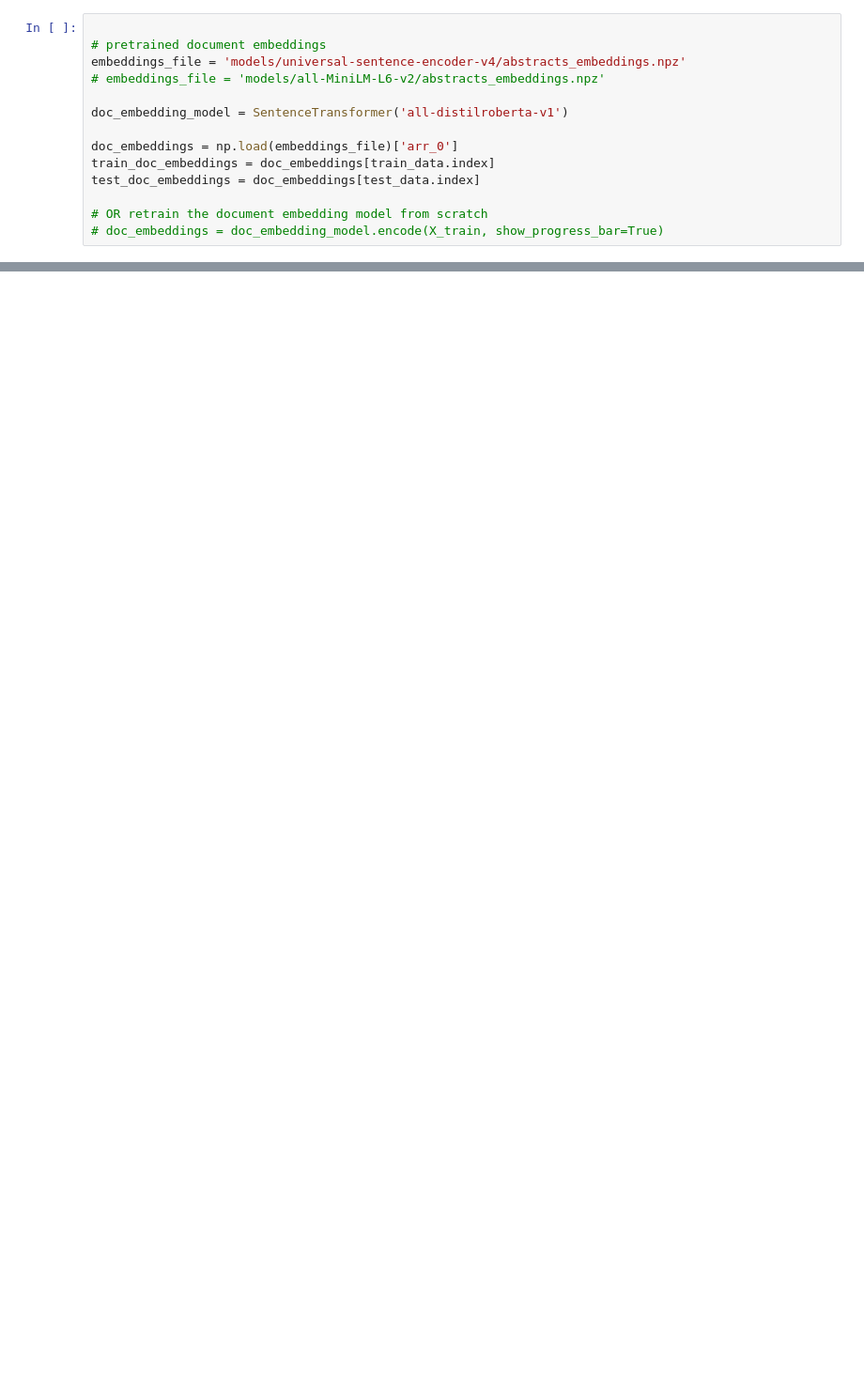
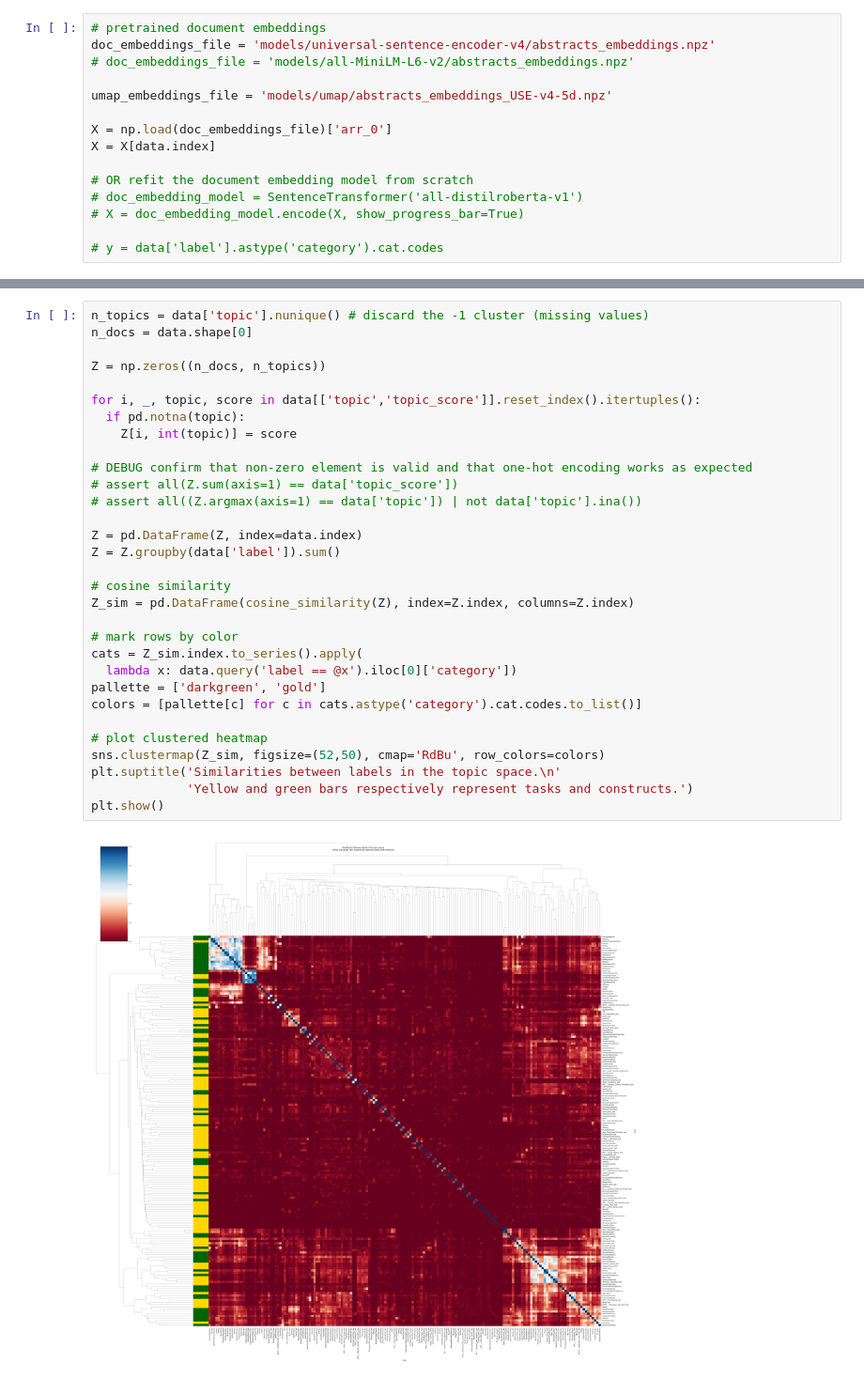
Before and after one commit to morteza/CogText, a Jupyter notebook: notebooks/4-1 SingleTopic Embeddings.ipynb, the cells around one changed output, grey strips where cells are left out. Shown: that part at 94% size. Cells and saved outputs as stored; diff of their text form; blank space fills up the shorter version.

Commit message:
finally scale the embedding analysis to the whole dataset
Former-commit-id: 437254ebbdac5a9dba08b18f42e8286711c8b7f6

```diff
--- a/notebooks/4-1 SingleTopic Embeddings.ipynb
+++ b/notebooks/4-1 SingleTopic Embeddings.ipynb
@@ -63,14 +67,15 @@ y_test = test_data['label'].astype('category').cat.codes
 # %%
+# pretrained document embeddings
+doc_embeddings_file = 'models/universal-sentence-encoder-v4/abstracts_embeddings.npz'
+# doc_embeddings_file = 'models/all-MiniLM-L6-v2/abstracts_embeddings.npz'
 
-# pretrained document embeddings
-embeddings_file = 'models/universal-sentence-encoder-v4/abstracts_embeddings.npz'
-# embeddings_file = 'models/all-MiniLM-L6-v2/abstracts_embeddings.npz'
+umap_embeddings_file = 'models/umap/abstracts_embeddings_USE-v4-5d.npz'
 
-doc_embedding_model = SentenceTransformer('all-distilroberta-v1')
+X = np.load(doc_embeddings_file)['arr_0']
+X = X[data.index]
 
-doc_embeddings = np.load(embeddings_file)['arr_0']
-train_doc_embeddings = doc_embeddings[train_data.index]
-test_doc_embeddings = doc_embeddings[test_data.index]
+# OR refit the document embedding model from scratch
+# doc_embedding_model = SentenceTransformer('all-distilroberta-v1')
+# X = doc_embedding_model.encode(X, show_progress_bar=True)
 
-# OR retrain the document embedding model from scratch
-# doc_embeddings = doc_embedding_model.encode(X_train, show_progress_bar=True)
+# y = data['label'].astype('category').cat.codes
@@ -177,0 +144,33 @@ plt.show()
+# %%
+n_topics = data['topic'].nunique() # discard the -1 cluster (missing values)
+n_docs = data.shape[0]
+
+Z = np.zeros((n_docs, n_topics))
+
+for i, _, topic, score in data[['topic','topic_score']].reset_index().itertuples():
+  if pd.notna(topic):
+    Z[i, int(topic)] = score
+
+# DEBUG confirm that non-zero element is valid and that one-hot encoding works as expected
+# assert all(Z.sum(axis=1) == data['topic_score'])
+# assert all((Z.argmax(axis=1) == data['topic']) | not data['topic'].ina())
+
+Z = pd.DataFrame(Z, index=data.index)
+Z = Z.groupby(data['label']).sum()
+
+# cosine similarity
+Z_sim = pd.DataFrame(cosine_similarity(Z), index=Z.index, columns=Z.index)
+
+# mark rows by color
+cats = Z_sim.index.to_series().apply(
+  lambda x: data.query('label == @x').iloc[0]['category'])
+pallette = ['darkgreen', 'gold']
+colors = [pallette[c] for c in cats.astype('category').cat.codes.to_list()]
+
+# plot clustered heatmap
+sns.clustermap(Z_sim, figsize=(52,50), cmap='RdBu', row_colors=colors)
+plt.suptitle('Similarities between labels in the topic space.\n'
+             'Yellow and green bars respectively represent tasks and constructs.')
+plt.show()
+# %% [output]
+[figure, added]
```
Also changed, not shown: parts of 12 cells of this notebook, 2 other files.
